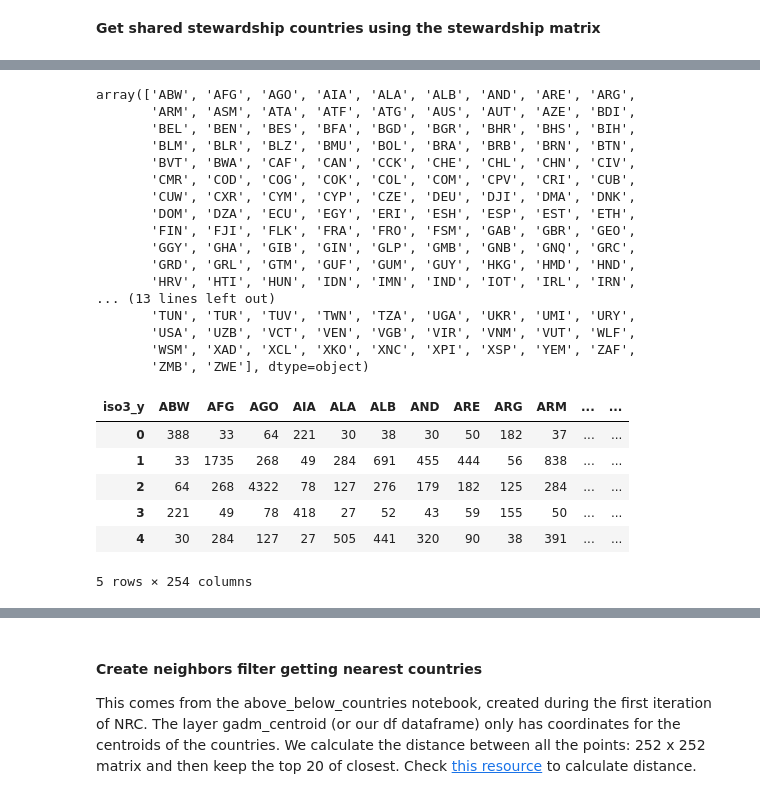
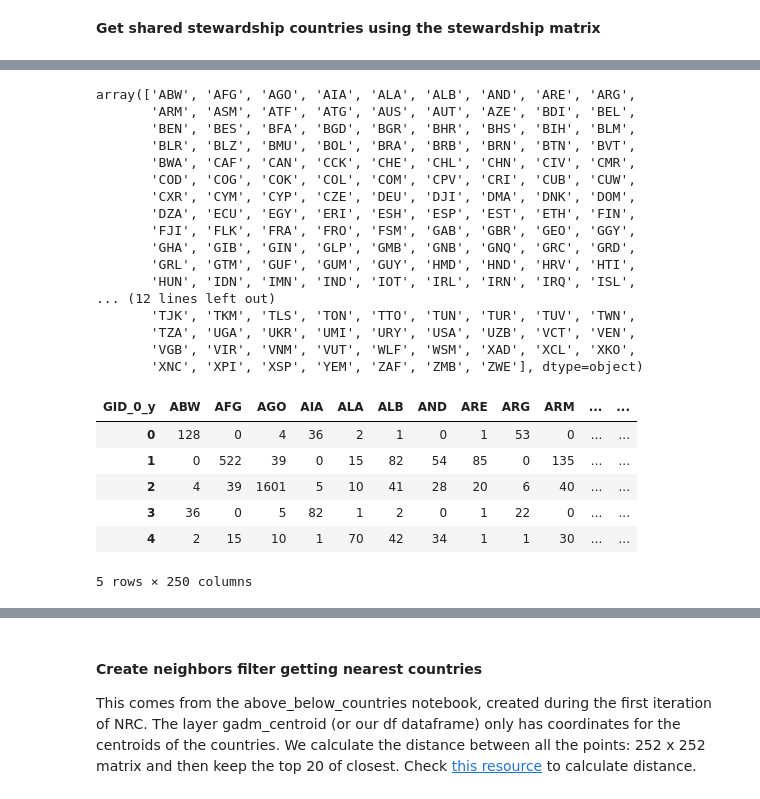
Before and after one commit to Vizzuality/he-scratchfolder, a Jupyter notebook: NRC_Terrestrial.ipynb, the cells around one changed output, grey strips where cells are left out. Cells and saved outputs as stored; diff of their text form; code cells hidden in the pictures.

```diff
--- a/NRC_Terrestrial.ipynb
+++ b/NRC_Terrestrial.ipynb
@@ -403,0 +414,3 @@ list(set(list1).difference(list2)) # Now only Vatican city is in gadm and not in
+# %%
+ter = ter.rename(columns = {'stewawrdship':'stewardship'})
+ter.head(1)
@@ -590,5 +577,3 @@ list(set(list2).difference(list1))
 # %%
-ter = ter[ter.iso3 != 'XCA']
-list1= list(df['GID_0'])
-list2=list(ter['iso3'].unique())
-list(set(list2).difference(list1))
+ter = ter[ter.GID_0 != 'VAT']
+spi = spi[spi.GID_0 != 'VAT']
@@ -597,5 +580,5 @@ list(set(list2).difference(list1))
 # %%
-# Create a copy with only the species name and the iso3
-ter2 = ter[['iso3','species']].copy()
+# Create a copy with only the species name and the GID_0
+ter2 = ter[['GID_0','species']].copy()
 ter2.head(5)
 # %% [output]
@@ -608,8 +591,8 @@ ter2.head(5)
 # %%
 # Create a matrix that has, for each country, the number of shared species with each of the other countries
 m = ter2.merge(ter2, on='species') # perform a self-merge based on the species
-mat = pd.crosstab(m.iso3_x, m.iso3_y) # perform crosstabulation operation
+mat = pd.crosstab(m.GID_0_x, m.GID_0_y) # perform crosstabulation operation
 mat.reset_index(inplace=True)
-mat= mat.rename(columns = {'iso3_x':'index'})
+mat= mat.rename(columns = {'GID_0_x':'index'})
 mat.head(5)
 # %% [output]
@@ -656,35 +635,35 @@ array(['index', 'ABW', 'AFG', 'AGO', 'AIA', 'ALA', 'ALB', 'AND', 'ARE',
 # %%
-mat.columns.values[1:255]
+mat.columns.values[1:251]
 # %% [output]
 array(['ABW', 'AFG', 'AGO', 'AIA', 'ALA', 'ALB', 'AND', 'ARE', 'ARG',
-       'ARM', 'ASM', 'ATA', 'ATF', 'ATG', 'AUS', 'AUT', 'AZE', 'BDI',
-       'BEL', 'BEN', 'BES', 'BFA', 'BGD', 'BGR', 'BHR', 'BHS', 'BIH',
-       'BLM', 'BLR', 'BLZ', 'BMU', 'BOL', 'BRA', 'BRB', 'BRN', 'BTN',
-       'BVT', 'BWA', 'CAF', 'CAN', 'CCK', 'CHE', 'CHL', 'CHN', 'CIV',
-       'CMR', 'COD', 'COG', 'COK', 'COL', 'COM', 'CPV', 'CRI', 'CUB',
-       'CUW', 'CXR', 'CYM', 'CYP', 'CZE', 'DEU', 'DJI', 'DMA', 'DNK',
-       'DOM', 'DZA', 'ECU', 'EGY', 'ERI', 'ESH', 'ESP', 'EST', 'ETH',
-       'FIN', 'FJI', 'FLK', 'FRA', 'FRO', 'FSM', 'GAB', 'GBR', 'GEO',
-       'GGY', 'GHA', 'GIB', 'GIN', 'GLP', 'GMB', 'GNB', 'GNQ', 'GRC',
-       'GRD', 'GRL', 'GTM', 'GUF', 'GUM', 'GUY', 'HKG', 'HMD', 'HND',
-       'HRV', 'HTI', 'HUN', 'IDN', 'IMN', 'IND', 'IOT', 'IRL', 'IRN',
-... (13 lines left out)
-       'TUN', 'TUR', 'TUV', 'TWN', 'TZA', 'UGA', 'UKR', 'UMI', 'URY',
-       'USA', 'UZB', 'VCT', 'VEN', 'VGB', 'VIR', 'VNM', 'VUT', 'WLF',
-       'WSM', 'XAD', 'XCL', 'XKO', 'XNC', 'XPI', 'XSP', 'YEM', 'ZAF',
-       'ZMB', 'ZWE'], dtype=object)
+       'ARM', 'ASM', 'ATF', 'ATG', 'AUS', 'AUT', 'AZE', 'BDI', 'BEL',
+       'BEN', 'BES', 'BFA', 'BGD', 'BGR', 'BHR', 'BHS', 'BIH', 'BLM',
+       'BLR', 'BLZ', 'BMU', 'BOL', 'BRA', 'BRB', 'BRN', 'BTN', 'BVT',
+       'BWA', 'CAF', 'CAN', 'CCK', 'CHE', 'CHL', 'CHN', 'CIV', 'CMR',
+       'COD', 'COG', 'COK', 'COL', 'COM', 'CPV', 'CRI', 'CUB', 'CUW',
+       'CXR', 'CYM', 'CYP', 'CZE', 'DEU', 'DJI', 'DMA', 'DNK', 'DOM',
+       'DZA', 'ECU', 'EGY', 'ERI', 'ESH', 'ESP', 'EST', 'ETH', 'FIN',
+       'FJI', 'FLK', 'FRA', 'FRO', 'FSM', 'GAB', 'GBR', 'GEO', 'GGY',
+       'GHA', 'GIB', 'GIN', 'GLP', 'GMB', 'GNB', 'GNQ', 'GRC', 'GRD',
+       'GRL', 'GTM', 'GUF', 'GUM', 'GUY', 'HMD', 'HND', 'HRV', 'HTI',
+       'HUN', 'IDN', 'IMN', 'IND', 'IOT', 'IRL', 'IRN', 'IRQ', 'ISL',
+... (12 lines left out)
+       'TJK', 'TKM', 'TLS', 'TON', 'TTO', 'TUN', 'TUR', 'TUV', 'TWN',
+       'TZA', 'UGA', 'UKR', 'UMI', 'URY', 'USA', 'UZB', 'VCT', 'VEN',
+       'VGB', 'VIR', 'VNM', 'VUT', 'WLF', 'WSM', 'XAD', 'XCL', 'XKO',
+       'XNC', 'XPI', 'XSP', 'YEM', 'ZAF', 'ZMB', 'ZWE'], dtype=object)
 # %%
 # Get only the values (skip index)
-df_mat = mat[mat.columns.values[1:255]]
+df_mat = mat[mat.columns.values[1:251]]
 df_mat.head(5)
 # %% [output]
-| iso3_y | ABW | AFG | AGO | AIA | ALA | ALB | AND | ARE | ARG | ARM | ... | ... |
-| 0 | 388 | 33 | 64 | 221 | 30 | 38 | 30 | 50 | 182 | 37 | ... | ... |
-| 1 | 33 | 1735 | 268 | 49 | 284 | 691 | 455 | 444 | 56 | 838 | ... | ... |
-| 2 | 64 | 268 | 4322 | 78 | 127 | 276 | 179 | 182 | 125 | 284 | ... | ... |
-| 3 | 221 | 49 | 78 | 418 | 27 | 52 | 43 | 59 | 155 | 50 | ... | ... |
-| 4 | 30 | 284 | 127 | 27 | 505 | 441 | 320 | 90 | 38 | 391 | ... | ... |
+| GID_0_y | ABW | AFG | AGO | AIA | ALA | ALB | AND | ARE | ARG | ARM | ... | ... |
+| 0 | 128 | 0 | 4 | 36 | 2 | 1 | 0 | 1 | 53 | 0 | ... | ... |
+| 1 | 0 | 522 | 39 | 0 | 15 | 82 | 54 | 85 | 0 | 135 | ... | ... |
+| 2 | 4 | 39 | 1601 | 5 | 10 | 41 | 28 | 20 | 6 | 40 | ... | ... |
+| 3 | 36 | 0 | 5 | 82 | 1 | 2 | 0 | 1 | 22 | 0 | ... | ... |
+| 4 | 2 | 15 | 10 | 1 | 70 | 42 | 34 | 1 | 1 | 30 | ... | ... |
-5 rows × 254 columns
+5 rows × 250 columns
 # %%
 # set index using countries
 df_mat = df_mat.set_index(mat['index'].values)
```
Also changed, not shown: parts of 101 cells of this notebook, 1 other file.
